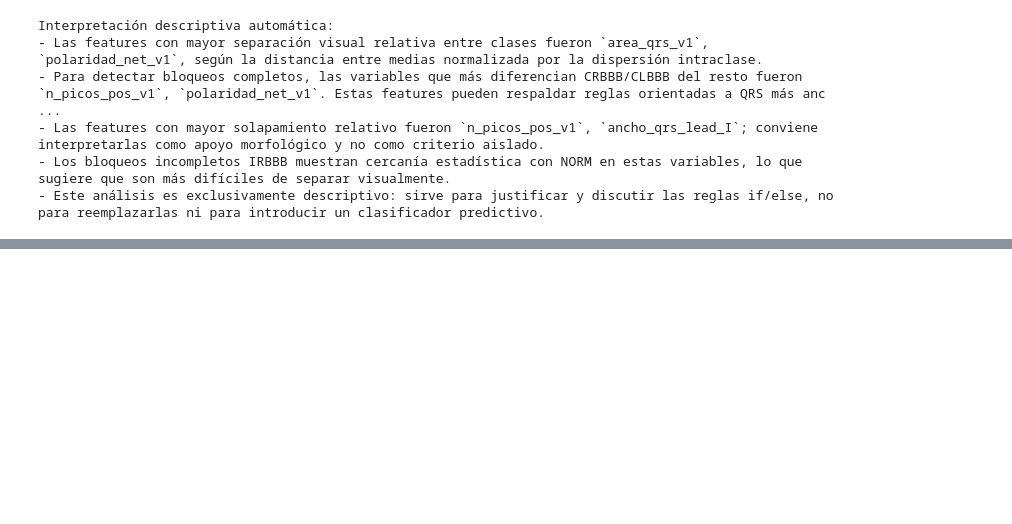
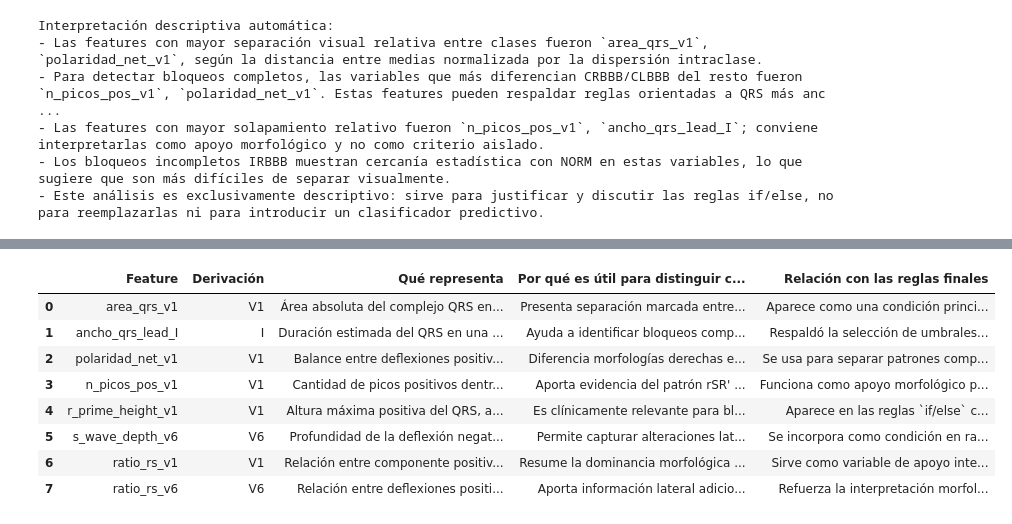
Before and after one commit to mschmidtgunther/bird-ecg-detection, a Jupyter notebook: notebooks/pipeline_sin_ml.ipynb, the cells around one changed output, grey strips where cells are left out. Cells and saved outputs as stored; diff of their text form; code cells hidden in the pictures; blank space fills up the shorter version.

Commit message:
Add final analysis and feature importance table

```diff
--- a/notebooks/pipeline_sin_ml.ipynb
+++ b/notebooks/pipeline_sin_ml.ipynb
@@ -2662,0 +2680,74 @@ Interpretación descriptiva automática:
+# %%
+# Tabla descriptiva de características relevantes para el clasificador sin ML.
+# No entrena modelos ni calcula nuevas predicciones: solo organiza la interpretación final.
+
+caracteristicas_relevantes_finales = pd.DataFrame([
+    {
+        "Feature": "area_qrs_v1",
+        "Derivación": "V1",
+        "Qué representa": "Área absoluta del complejo QRS en V1; aproxima la energía morfológica del QRS.",
+        "Por qué es útil para distinguir clases": "Presenta separación marcada entre clases, especialmente en bloqueos izquierdos y completos; en el análisis estadístico fue una de las variables con mayor separación relativa.",
+        "Relación con las reglas finales": "Aparece como una condición principal de las reglas `if/else`, separando QRS de baja y alta energía.",
+    },
+    {
+        "Feature": "ancho_qrs_lead_I",
+        "Derivación": "I",
+        "Qué representa": "Duración estimada del QRS en una derivación lateral.",
+        "Por qué es útil para distinguir clases": "Ayuda a identificar bloqueos completos, donde el QRS tiende a ensancharse; también aporta información temporal complementaria al área.",
+        "Relación con las reglas finales": "Respaldó la selección de umbrales temporales y la discusión clínica, aunque mostró solapamiento entre algunas clases.",
+    },
+    {
+        "Feature": "polaridad_net_v1",
+        "Derivación": "V1",
+        "Qué representa": "Balance entre deflexiones positivas y negativas del QRS en V1.",
+        "Por qué es útil para distinguir clases": "Diferencia morfologías derechas e izquierdas: los bloqueos izquierdos tienden a QRS más negativos en V1, mientras que los derechos pueden mostrar componentes positivos prominentes.",
+        "Relación con las reglas finales": "Se usa para separar patrones compatibles con bloqueos izquierdos y derechos dentro de ramas condicionales.",
+    },
+    {
+        "Feature": "n_picos_pos_v1",
+        "Derivación": "V1",
+        "Qué representa": "Cantidad de picos positivos dentro del segmento QRS.",
+        "Por qué es útil para distinguir clases": "Aporta evidencia del patrón rSR' característico de bloqueos derechos, aunque puede solaparse con registros normales o incompletos.",
+        "Relación con las reglas finales": "Funciona como apoyo morfológico para justificar la detección de patrones derechos, especialmente en el análisis avanzado de features.",
+    },
+    {
+        "Feature": "r_prime_height_v1",
+        "Derivación": "V1",
+        "Qué representa": "Altura máxima positiva del QRS, asociada a la onda R'.",
+        "Por qué es útil para distinguir clases": "Es clínicamente relevante para bloqueos derechos, donde puede aparecer una R' prominente.",
+        "Relación con las reglas finales": "Aparece en las reglas `if/else` como criterio auxiliar para diferenciar ramas de decisión.",
+    },
+    {
+        "Feature": "s_wave_depth_v6",
+        "Derivación": "V6",
+        "Qué representa": "Profundidad de la deflexión negativa S en una derivación lateral.",
+        "Por qué es útil para distinguir clases": "Permite capturar alteraciones laterales asociadas a bloqueos de rama, especialmente en patrones derechos.",
+        "Relación con las reglas finales": "Se incorpora como condición en ramas que separan morfologías compatibles con bloqueos.",
+    },
+    {
+        "Feature": "ratio_rs_v1",
+        "Derivación": "V1",
+        "Qué representa": "Relación entre componente positiva y negativa del QRS en V1.",
+        "Por qué es útil para distinguir clases": "Resume la dominancia morfológica del QRS y complementa la polaridad neta.",
+        "Relación con las reglas finales": "Sirve como variable de apoyo interpretativo en el análisis avanzado, aunque no reemplaza las reglas finales.",
+    },
+    {
+        "Feature": "ratio_rs_v6",
+        "Derivación": "V6",
+        "Qué representa": "Relación entre deflexiones positivas y negativas del QRS en V6.",
+        "Por qué es útil para distinguir clases": "Aporta información lateral adicional para diferenciar patrones derechos e izquierdos.",
+        "Relación con las reglas finales": "Refuerza la interpretación morfológica multiderivación del sistema de reglas.",
+    },
+])
+
+caracteristicas_relevantes_finales
+# %% [output]
+|  | Feature | Derivación | Qué representa | Por qué es útil para distinguir c... | Relación con las reglas finales |
+| 0 | area_qrs_v1 | V1 | Área absoluta del complejo QRS en... | Presenta separación marcada entre... | Aparece como una condición princi... |
+| 1 | ancho_qrs_lead_I | I | Duración estimada del QRS en una ... | Ayuda a identificar bloqueos comp... | Respaldó la selección de umbrales... |
+| 2 | polaridad_net_v1 | V1 | Balance entre deflexiones positiv... | Diferencia morfologías derechas e... | Se usa para separar patrones comp... |
+| 3 | n_picos_pos_v1 | V1 | Cantidad de picos positivos dentr... | Aporta evidencia del patrón rSR' ... | Funciona como apoyo morfológico p... |
+| 4 | r_prime_height_v1 | V1 | Altura máxima positiva del QRS, a... | Es clínicamente relevante para bl... | Aparece en las reglas `if/else` c... |
+| 5 | s_wave_depth_v6 | V6 | Profundidad de la deflexión negat... | Permite capturar alteraciones lat... | Se incorpora como condición en ra... |
+| 6 | ratio_rs_v1 | V1 | Relación entre componente positiv... | Resume la dominancia morfológica ... | Sirve como variable de apoyo inte... |
+| 7 | ratio_rs_v6 | V6 | Relación entre deflexiones positi... | Aporta información lateral adicio... | Refuerza la interpretación morfol... |
```
Also changed, not shown: parts of 8 cells of this notebook.
